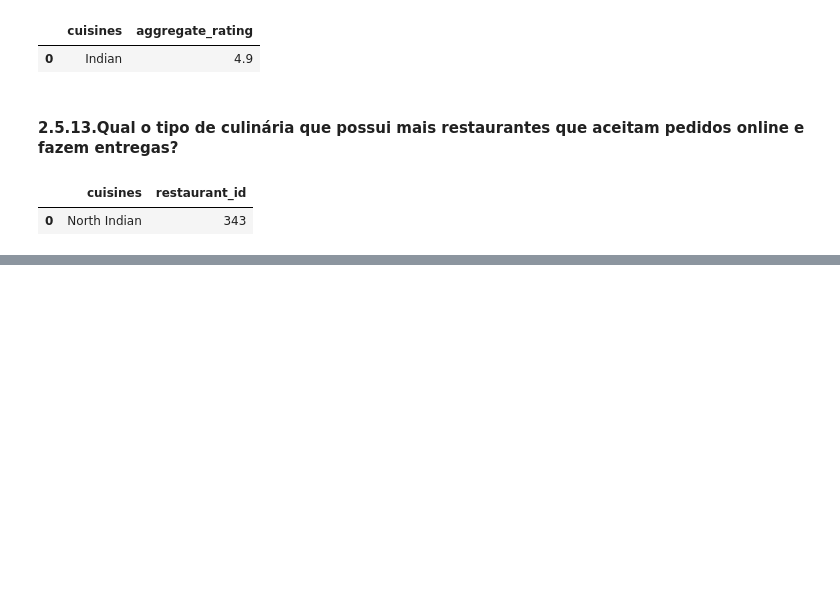
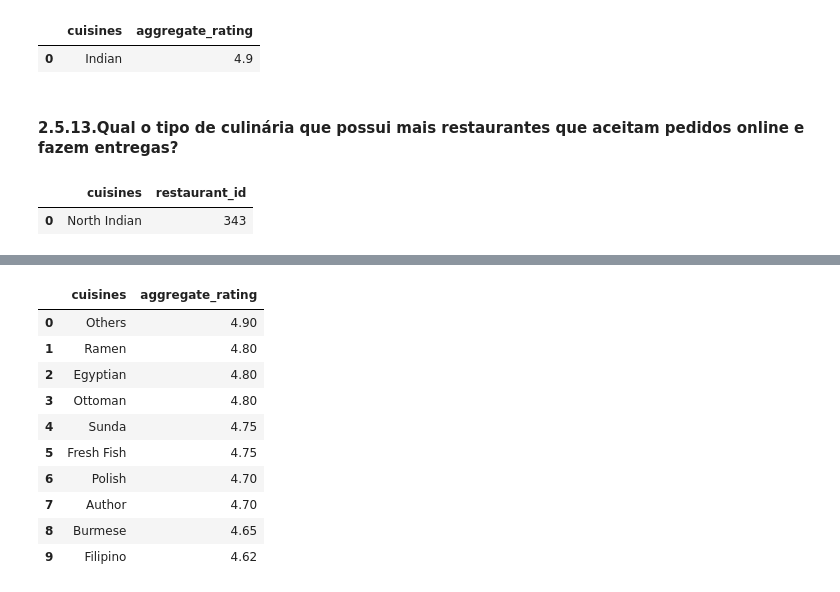
Before and after one commit to lununespires/world_restaurants, a Jupyter notebook: notebook/project_restaurants.ipynb, the cells around one changed output, grey strips where cells are left out. Saved outputs shown, nothing was run; the diff lists cells and outputs as text; code cells hidden in the pictures; blank space fills up the shorter version.

```diff
--- a/notebook/project_restaurants.ipynb
+++ b/notebook/project_restaurants.ipynb
@@ -583,0 +573,15 @@ df_cuisine_online.loc[[0],:]
+# %%
+df_top_cuisines = round(df.groupby(['cuisines']).mean().sort_values(['aggregate_rating'], ascending=[False]), 2).reset_index()
+df_top_cuisines[['cuisines', 'aggregate_rating']].head(10)
+# %% [output]
+|  | cuisines | aggregate_rating |
+| 0 | Others | 4.90 |
+| 1 | Ramen | 4.80 |
+| 2 | Egyptian | 4.80 |
+| 3 | Ottoman | 4.80 |
+| 4 | Sunda | 4.75 |
+| 5 | Fresh Fish | 4.75 |
+| 6 | Polish | 4.70 |
+| 7 | Author | 4.70 |
+| 8 | Burmese | 4.65 |
+| 9 | Filipino | 4.62 |
```
Also changed, not shown: parts of 10 cells of this notebook, 6 other files.
